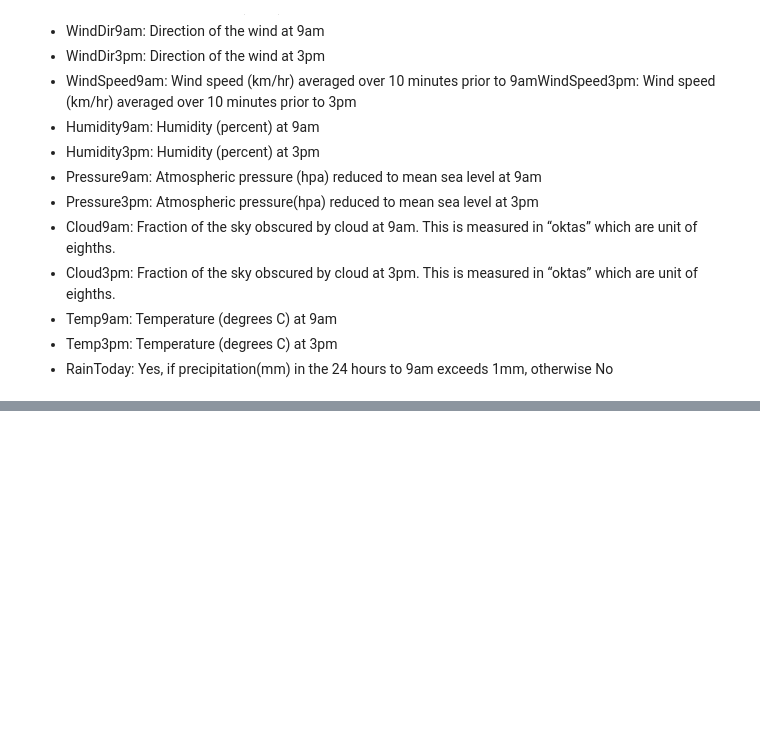
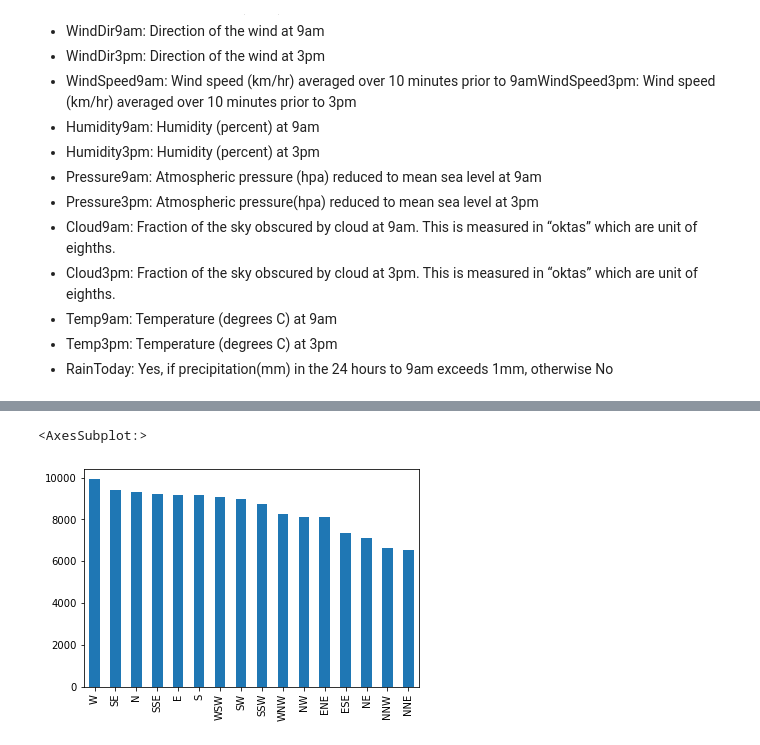
Before and after one commit to eankomah/ML-Australian-Weather-Prediction, a Jupyter notebook: ML_on_Australian_Weather_Prediction.ipynb, the cells around one changed output, grey strips where cells are left out. Cells and saved outputs as stored; diff of their text form; code cells hidden in the pictures; blank space fills up the shorter version.

```diff
--- a/ML_on_Australian_Weather_Prediction.ipynb
+++ b/ML_on_Australian_Weather_Prediction.ipynb
@@ -57,0 +226,6 @@ df
+# %%
+#Ploting frequecy distribution for WindDirDir
+df['WindGustDir'].value_counts().plot.bar()
+# %% [output]
+<AxesSubplot:>
+[figure, added]
```
Also changed, not shown: parts of 86 cells of this notebook, 1 other file.
